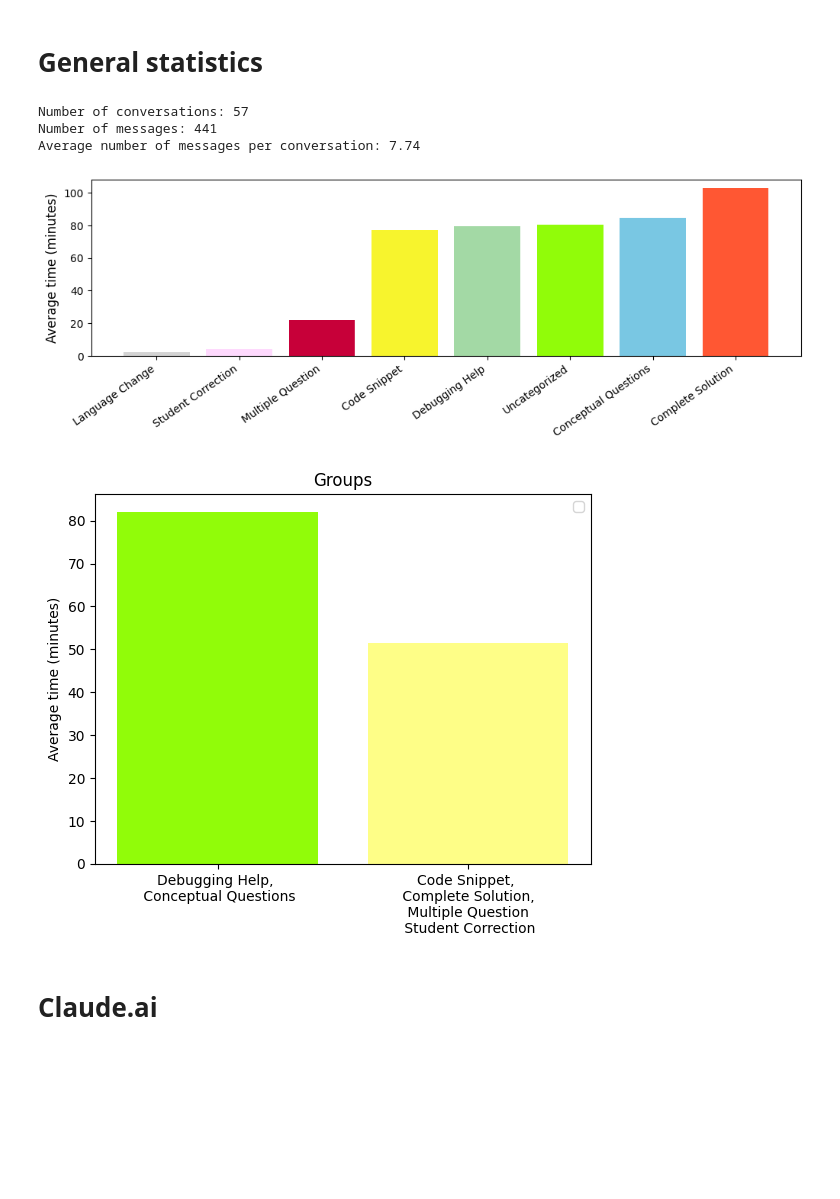
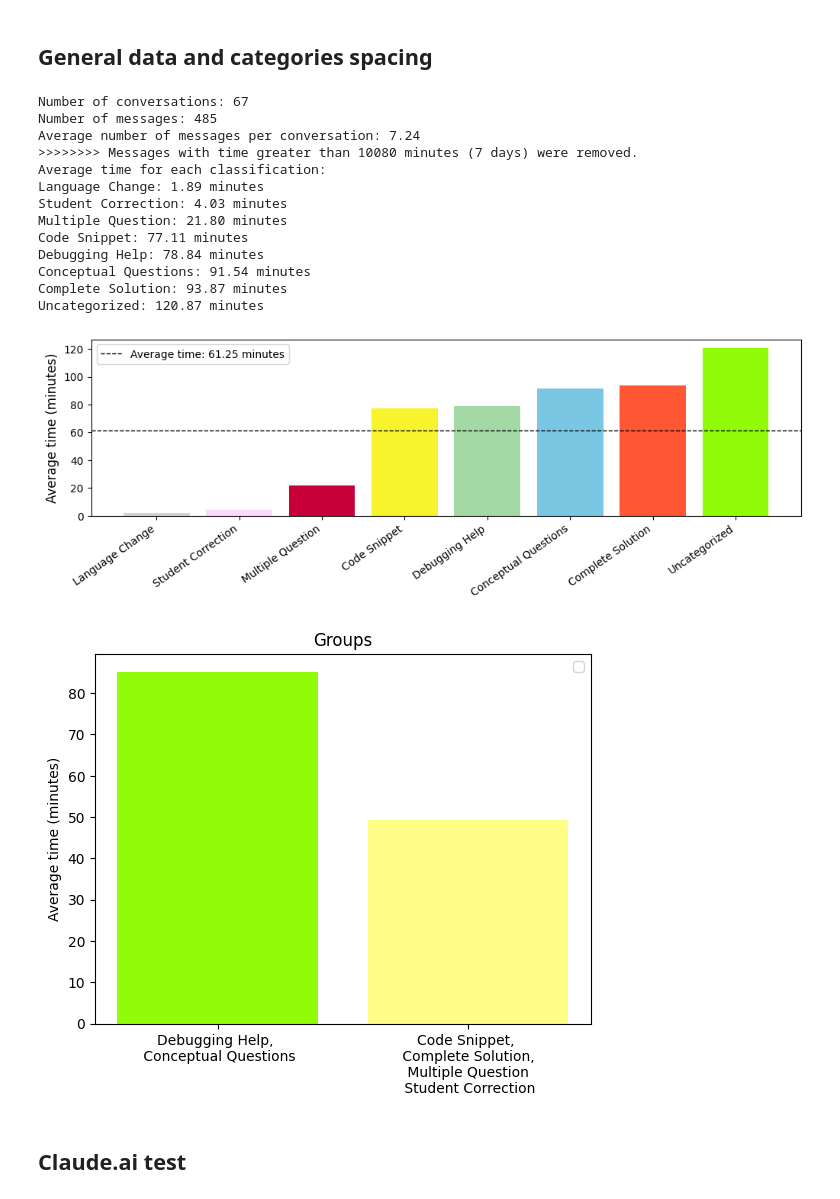
Before and after one commit to rodrigoprestesmachado/codespaces-blank, a Jupyter notebook: CSEDU2025/analysis/analysis.ipynb, the cells around one changed output. Drawn from its saved outputs; the diff is of its cells as text; code cells hidden in the pictures; blank space fills up the shorter version.

Commit message:
update data

```diff
--- a/CSEDU2025/analysis/analysis.ipynb
+++ b/CSEDU2025/analysis/analysis.ipynb
@@ -469,8 +467,8 @@ Code Snippet 5
 Complete Solution 2
 Student Correction 6
 Uncategorized 7
-# %% [markdown]
-# General statistics
+# %% [markdown]
+## General data and categories spacing
 # %%
 import pandas as pd
 import numpy as np
@@ -575,19 +573,20 @@ for key in df['Id'].unique():
 			elif message['Classification'] == 'Uncategorized':
 				if index + 1 < len(conversation):
 					next_row = conversation.iloc[index + 1]
+					#print(key + " -- " + str(next_row['TimeDeltaMinutes']))
 					uncategorized_time.append(next_row['TimeDeltaMinutes'])
 
 
-# Remove mesages com tempo maior que 1400 minutos (10 dias)
-print(">>>>>>>> Messages with time greater than 1400 minutes (10 days) were removed.")
-debugging_help_time = [time for time in debugging_help_time if time < 14400]
-conceptual_questions_time = [time for time in conceptual_questions_time if time < 14400]
-student_correction_time = [time for time in student_correction_time if time < 14400]
-code_snippet_time = [time for time in code_snippet_time if time < 14400]
-complete_solution_time = [time for time in complete_solution_time if time < 14400]
-multiple_question_exercise_time = [time for time in multiple_question_exercise_time if time < 14400]
-language_change_time = [time for time in language_change_time if time < 14400]
-uncategorized_time = [time for time in uncategorized_time if time < 14400]
+# Remove mesages com tempo maior que 10080 minutos (7 dias)
+print(">>>>>>>> Messages with time greater than 10080 minutes (7 days) were removed.")
+debugging_help_time = [time for time in debugging_help_time if time < 10080]
+conceptual_questions_time = [time for time in conceptual_questions_time if time < 10080]
+student_correction_time = [time for time in student_correction_time if time < 10080]
+code_snippet_time = [time for time in code_snippet_time if time < 10080]
+complete_solution_time = [time for time in complete_solution_time if time < 10080]
+multiple_question_exercise_time = [time for time in multiple_question_exercise_time if time < 10080]
+language_change_time = [time for time in language_change_time if time < 10080]
+uncategorized_time = [time for time in uncategorized_time if time < 10080]
 
 
 dict_time_classification = []
@@ -618,6 +617,12 @@ dict_time_classification.append({'Classification': 'Uncategorized', 'Average Tim
 # order dict_time_classification by 'Average Time'
 dict_time_classification = sorted(dict_time_classification, key=lambda k: k['Average Time'], reverse=False)
 
+print("Average time for each classification:")
+for item in dict_time_classification:
+	print(f"{item['Classification']}: {item['Average Time']:.2f} minutes")
+
+# Total average time
+total_avg_time = (avg_debugging_help_time + avg_conceptual_questions_time + avg_student_correction_time + avg_code_snippet_time + avg_complete_solution_time + avg_multiple_question_exercise_time + avg_language_change_time + avg_uncategorized_time) / 8
 
 classification_colors = {
     'Debugging Help': '#A3D9A5',
@@ -627,40 +632,56 @@ classification_colors = {
     'Complete Solution': '#FF5733',
     'Multiple Question': '#C70039',
     'Language Change': '#D3D3D3',
     'Uncategorized': '#91FC09',
 }
 
 # Create a plot for dict_time_classification.
 fig, ax = plt.subplots(figsize=(12, 3))
 ax.bar([item['Classification'] for item in dict_time_classification], [item['Average Time'] for item in dict_time_classification], color=[classification_colors[item['Classification']] for item in dict_time_classification])
 ax.set_ylabel('Average time (minutes)', fontsize=12)
 ax.set_title('', fontsize=12)
 plt.xticks(rotation=35, ha='right', fontsize=10)  # Decrease font size and rotate x-axis labels
+
+# Add a dashed line for the total average time
+total_avg_time = (avg_debugging_help_time + avg_conceptual_questions_time + avg_student_correction_time + avg_code_snippet_time + avg_complete_solution_time + avg_multiple_question_exercise_time + avg_language_change_time + avg_uncategorized_time) / 8
+ax.axhline(total_avg_time, color='black', linestyle='--', linewidth=1, label=f'Average time: {total_avg_time:.2f} minutes')
+ax.legend()
+
 plt.show()
 
 
 # Create groups
 think = (avg_conceptual_questions_time + avg_debugging_help_time ) / 2
 notthink = (avg_code_snippet_time + avg_complete_solution_time + avg_multiple_question_exercise_time + avg_student_correction_time) / 4
 neutal = (avg_language_change_time + avg_uncategorized_time) / 2
 
 # create a plot for the groups
 fig, ax = plt.subplots()
 plt.bar('Debugging Help, \n Conceptual Questions', think, color='#91FC09', label='')
 plt.bar('Code Snippet, \n Complete Solution, \n Multiple Question \n Student Correction', notthink, color='#FEFE87', label='')
 #plt.bar('Neutral', neutal, color='green', label='Neutral')
 plt.ylabel('Average time (minutes)')
 plt.title('Groups')
 plt.legend()
 plt.show()
 # %% [output]
-Number of conversations: 57
-Number of messages: 441
-Average number of messages per conversation: 7.74
+Number of conversations: 67
+Number of messages: 485
+Average number of messages per conversation: 7.24
+>>>>>>>> Messages with time greater than 10080 minutes (7 days) were removed.
+Average time for each classification:
+Language Change: 1.89 minutes
+Student Correction: 4.03 minutes
+Multiple Question: 21.80 minutes
+Code Snippet: 77.11 minutes
+Debugging Help: 78.84 minutes
+Conceptual Questions: 91.54 minutes
+Complete Solution: 93.87 minutes
+Uncategorized: 120.87 minutes
-[figure, old version]
+[figure, new version]
-[figure, old version]
+[figure, new version]
 # %% [markdown]
-# Claude.ai
+## Claude.ai test
 # %%
 import pandas as pd
 import matplotlib.pyplot as plt
```
Also changed, not shown: parts of 11 cells of this notebook, 13 other files.
